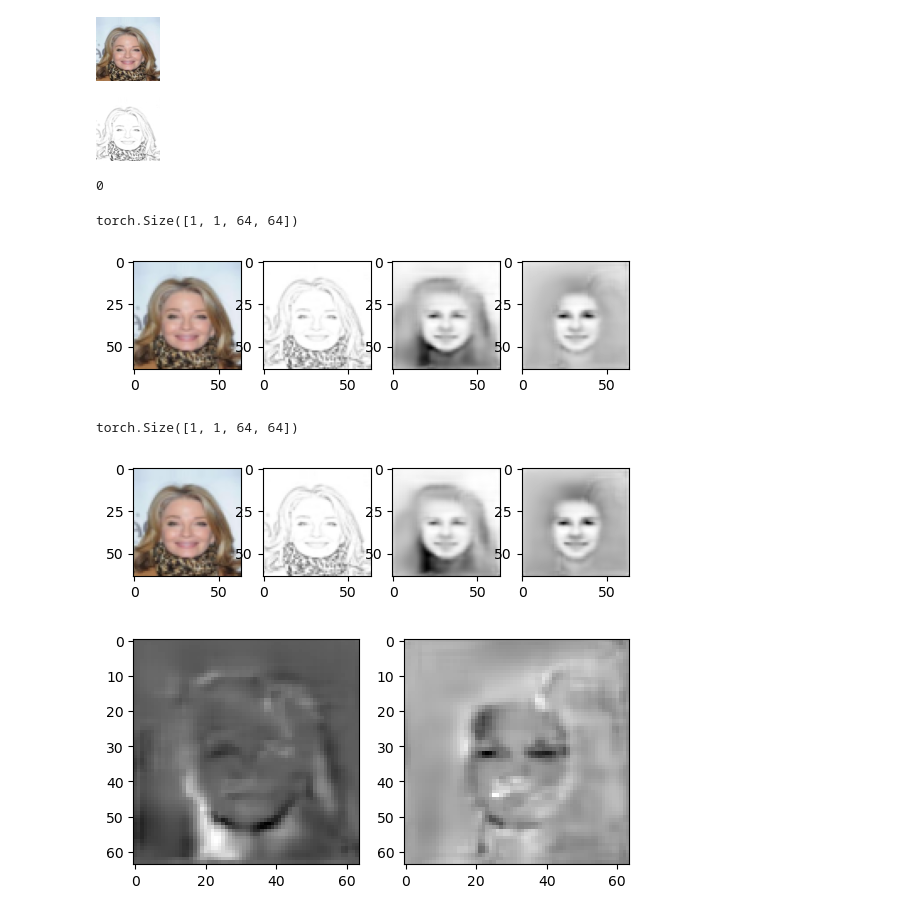
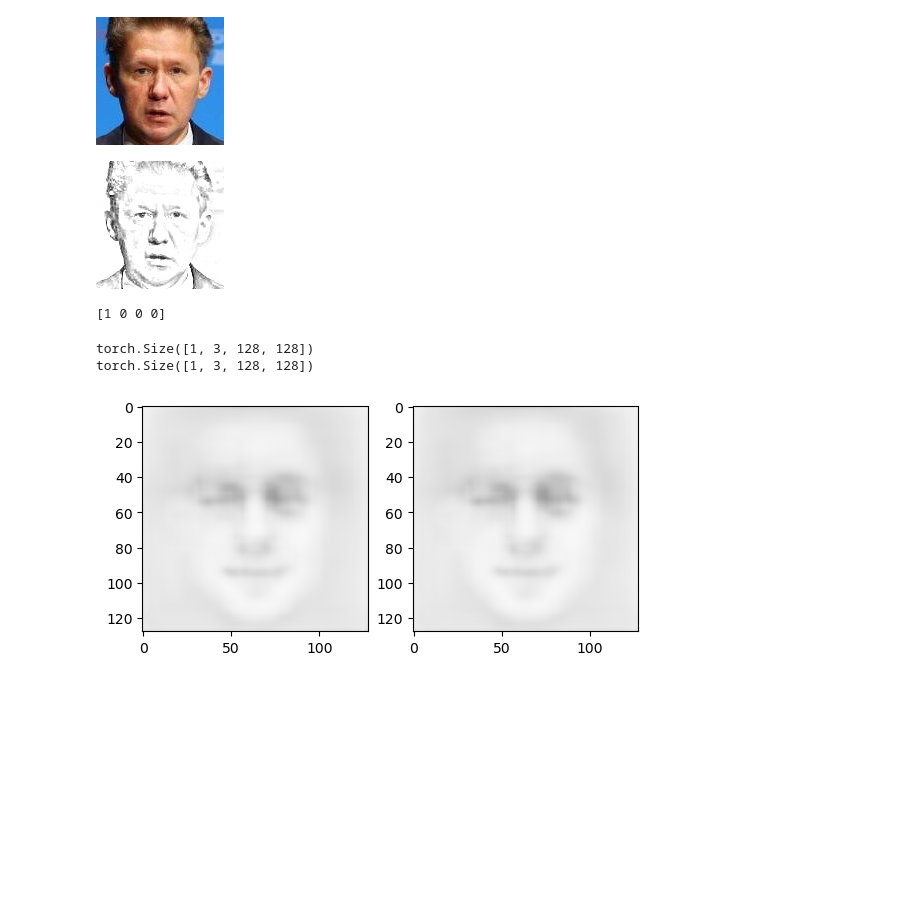
Before and after one commit to teodora-vaman/Face_Synthesis, a Jupyter notebook: Stage1_Attr2Sketch/sandbox.ipynb, the cells around one changed output. Saved outputs shown, nothing was run; the diff lists cells and outputs as text; code cells hidden in the pictures; blank space fills up the shorter version.

Commit message:
train stage2 128 output

```diff
--- a/Stage1_Attr2Sketch/sandbox.ipynb
+++ b/Stage1_Attr2Sketch/sandbox.ipynb
@@ -22,29 +22,29 @@ import cv2
 import pandas as pd
 import torchvision.transforms as transforms
 # %%
-EXCEL_PATH = "E:\Lucru\Dizertatie\Cod\Face_Synthesis\Database\celebA_medium.xlsx"
-DATASET_PATH = "E:\Lucru\Dizertatie\Cod\Face_Synthesis\Database\medium_dataset\\"
-SKETCH_DATASET_PATH = "E:\Lucru\Dizertatie\Cod\Face_Synthesis\Database\medium_dataset_sketch\\"
+EXCEL_PATH = "E:\Lucru\Dizertatie\Cod\Face_Synthesis\Database\celebA_medium_2.xlsx"
+DATASET_PATH = "E:\Lucru\Dizertatie\Baze de date\CelebA_crop\CelebA_Crop_medium\\"
+SKETCH_DATASET_PATH = "E:\Lucru\Dizertatie\Baze de date\CelebA_crop\CelebA_Sketch_Crop_medium\\"
 
 resize =  transforms.Compose([
                             transforms.ToPILImage(),
-                            transforms.Resize([64,64])])
+                            transforms.Resize([128,128])])
 
 transf = transforms.Compose([
                             transforms.ToPILImage(),
-                            transforms.Resize([64,64]),
+                            transforms.Resize([128,128]),
                             transforms.ToTensor()])
 
 transf_sketch = transforms.Compose([
                             transforms.ToPILImage(),
-                            transforms.Resize([64,64]),
-                            transforms.ToTensor(),
-                            transforms.Grayscale(1)])
+                            transforms.Resize([128,128]),
+                            transforms.ToTensor()
+                            ])
 
 df = pd.read_excel(EXCEL_PATH)
 data = df["image_id"]
-labels = df["Male"]
-index = 17
+labels = df.iloc[:, 1:(4 + 1)]
+index = 31
 
 # 25 - nice female
 # 31 - male
@@ -64,15 +64,17 @@ batch_data = transf(batch_data)
 batch_sketch_data = sketch_img
 batch_sketch_data = transf_sketch(batch_sketch_data)
 
+batch_labels = labels.iloc[index].values
+
 pil_img = resize(img)
 pil_img_sketch = resize(sketch_img)
 display(pil_img)
 display(pil_img_sketch)
-print(labels[index])
+print(batch_labels)
 # %% [output]
-[figure, old version]
+[figure, new version]
-[figure, old version]
+[figure, new version]
-0
+[1 0 0 0]
 # %%
 from CVAE_Encoder import Encoder
 from CVAE_Decoder import Decoder
@@ -86,12 +88,12 @@ decoder.cuda()
 encoder.eval()
 decoder.eval()
 
-decoder.load_state_dict(torch.load('E:\Lucru\Dizertatie\Cod\Face_Synthesis\Stage1_Attr2Sketch\\retea_Decoder.pt'))
-encoder.load_state_dict(torch.load('E:\Lucru\Dizertatie\Cod\Face_Synthesis\Stage1_Attr2Sketch\\retea_Encoder.pt'))
+decoder.load_state_dict(torch.load('E:\Lucru\Dizertatie\Cod\Face_Synthesis\Stage1_Attr2Sketch\checkpoints\cropface_10epoci\\retea_Decoder.pt'))
+encoder.load_state_dict(torch.load('E:\Lucru\Dizertatie\Cod\Face_Synthesis\Stage1_Attr2Sketch\checkpoints\cropface_10epoci\\retea_Encoder.pt'))
 
-def print_images(index):
+def print_images(attr, display=0):
     esantioane_proba = torch.stack([batch_sketch_data], dim=0)
-    etichete_proba = torch.FloatTensor([index])
+    etichete_proba = torch.FloatTensor([attr])
     # etichete_proba = torch.FloatTensor([[1,1,1,1]])
 
     print(esantioane_proba.shape)
@@ -113,15 +115,16 @@ def print_images(index):
     reconstructed_fake_images = torch.squeeze(reconstructed_fake_images, 0)
     reconstructed_fake_images = reconstructed_fake_images.to(torch.device('cpu'))
 
-    plt.subplot(1, 4, 1)
-    imshow(np.asarray(pil_img))
-    plt.subplot(1, 4, 2)
-    imshow(np.asarray(pil_img_sketch))
-    plt.subplot(1, 4, 3)
-    plt.imshow(np.transpose(reconstructed_sketch_images,(1,2,0)), cmap='gray')
-    plt.subplot(1, 4, 4)
-    plt.imshow(np.transpose(reconstructed_fake_images,(1,2,0)), cmap='gray')
-    plt.show()
+    if display == 1:
+        plt.subplot(1, 4, 1)
+        imshow(np.asarray(pil_img))
+        plt.subplot(1, 4, 2)
+        imshow(np.asarray(pil_img_sketch))
+        plt.subplot(1, 4, 3)
+        plt.imshow(np.transpose(reconstructed_sketch_images,(1,2,0)), cmap='gray')
+        plt.subplot(1, 4, 4)
+        plt.imshow(np.transpose(reconstructed_fake_images,(1,2,0)), cmap='gray')
+        plt.show()
 
     sketch = np.transpose(reconstructed_sketch_images,(1,2,0))
     noise_img = np.transpose(reconstructed_fake_images,(1,2,0))
@@ -129,22 +132,20 @@ def print_images(index):
     return sketch, noise_img
 # %%
 sketch_img1, fake_img1 = print_images([0,0,0,0])
-sketch_img2, fake_img2 = print_images([1,1,0,1])
+sketch_img2, fake_img2 = print_images([1,1,1,1])
 
 # male, smiling, eyeglasses, no beard
 
-sketch_diff = sketch_img1 - sketch_img2
-sketch_fake = fake_img1 - fake_img2
+# sketch_diff = sketch_img1 - sketch_img2
+# sketch_fake = fake_img1 - fake_img2
 
 
 plt.subplot(1, 2, 1)
-plt.imshow(sketch_diff, cmap = 'gray')
+plt.imshow(fake_img1, cmap = 'gray')
 plt.subplot(1, 2, 2)
-plt.imshow(sketch_fake, cmap = 'gray')
+plt.imshow(fake_img2, cmap = 'gray')
 plt.show()
 # %% [output]
-torch.Size([1, 1, 64, 64])
+torch.Size([1, 3, 128, 128])
+torch.Size([1, 3, 128, 128])
-[figure, old version]
+[figure, new version]
-torch.Size([1, 1, 64, 64])
-[figure, removed]
-[figure, removed]
```
Also changed, not shown: 12 other files.
